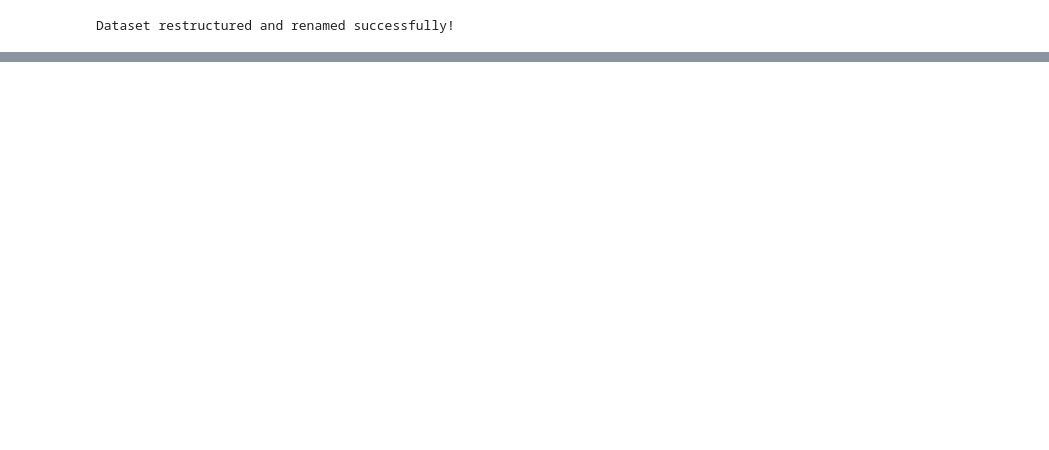
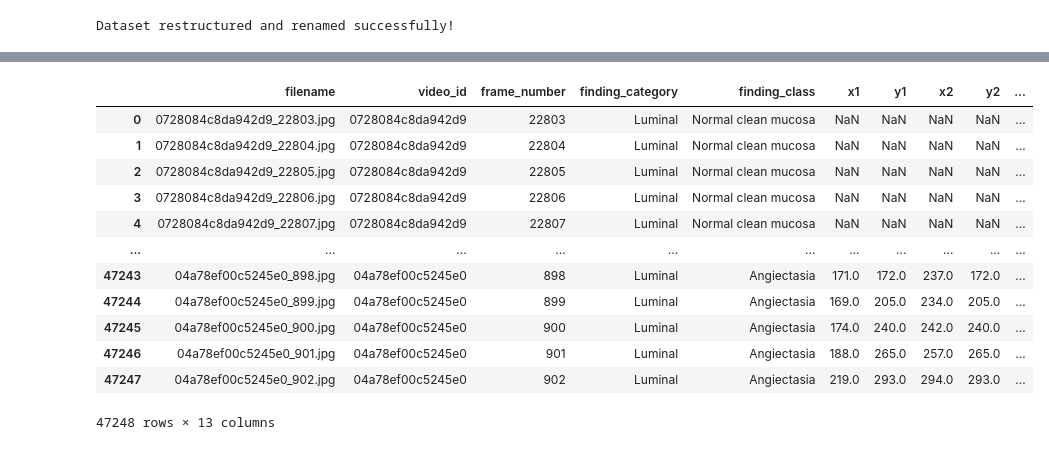
Before and after one commit to rheachainani/Lesion-Detection-Capsule-Endoscopy-Videos, a Jupyter notebook: Dataset Extraction.ipynb, the cells around one changed output, grey strips where cells are left out. Cells and saved outputs as stored; diff of their text form; code cells hidden in the pictures; blank space fills up the shorter version.

```diff
--- a/Dataset Extraction.ipynb
+++ b/Dataset Extraction.ipynb
@@ -77,0 +139,16 @@ Dataset restructured and renamed successfully!
+# %%
+df
+# %% [output]
+|  | filename | video_id | frame_number | finding_category | finding_class | x1 | y1 | x2 | y2 | ... |
+| 0 | 0728084c8da942d9_22803.jpg | 0728084c8da942d9 | 22803 | Luminal | Normal clean mucosa | NaN | NaN | NaN | NaN | ... |
+| 1 | 0728084c8da942d9_22804.jpg | 0728084c8da942d9 | 22804 | Luminal | Normal clean mucosa | NaN | NaN | NaN | NaN | ... |
+| 2 | 0728084c8da942d9_22805.jpg | 0728084c8da942d9 | 22805 | Luminal | Normal clean mucosa | NaN | NaN | NaN | NaN | ... |
+| 3 | 0728084c8da942d9_22806.jpg | 0728084c8da942d9 | 22806 | Luminal | Normal clean mucosa | NaN | NaN | NaN | NaN | ... |
+| 4 | 0728084c8da942d9_22807.jpg | 0728084c8da942d9 | 22807 | Luminal | Normal clean mucosa | NaN | NaN | NaN | NaN | ... |
+| ... | ... | ... | ... | ... | ... | ... | ... | ... | ... | ... |
+| 47243 | 04a78ef00c5245e0_898.jpg | 04a78ef00c5245e0 | 898 | Luminal | Angiectasia | 171.0 | 172.0 | 237.0 | 172.0 | ... |
+| 47244 | 04a78ef00c5245e0_899.jpg | 04a78ef00c5245e0 | 899 | Luminal | Angiectasia | 169.0 | 205.0 | 234.0 | 205.0 | ... |
+| 47245 | 04a78ef00c5245e0_900.jpg | 04a78ef00c5245e0 | 900 | Luminal | Angiectasia | 174.0 | 240.0 | 242.0 | 240.0 | ... |
+| 47246 | 04a78ef00c5245e0_901.jpg | 04a78ef00c5245e0 | 901 | Luminal | Angiectasia | 188.0 | 265.0 | 257.0 | 265.0 | ... |
+| 47247 | 04a78ef00c5245e0_902.jpg | 04a78ef00c5245e0 | 902 | Luminal | Angiectasia | 219.0 | 293.0 | 294.0 | 293.0 | ... |
+47248 rows × 13 columns
```
Also changed, not shown: parts of 17 cells of this notebook, 8 other files.
